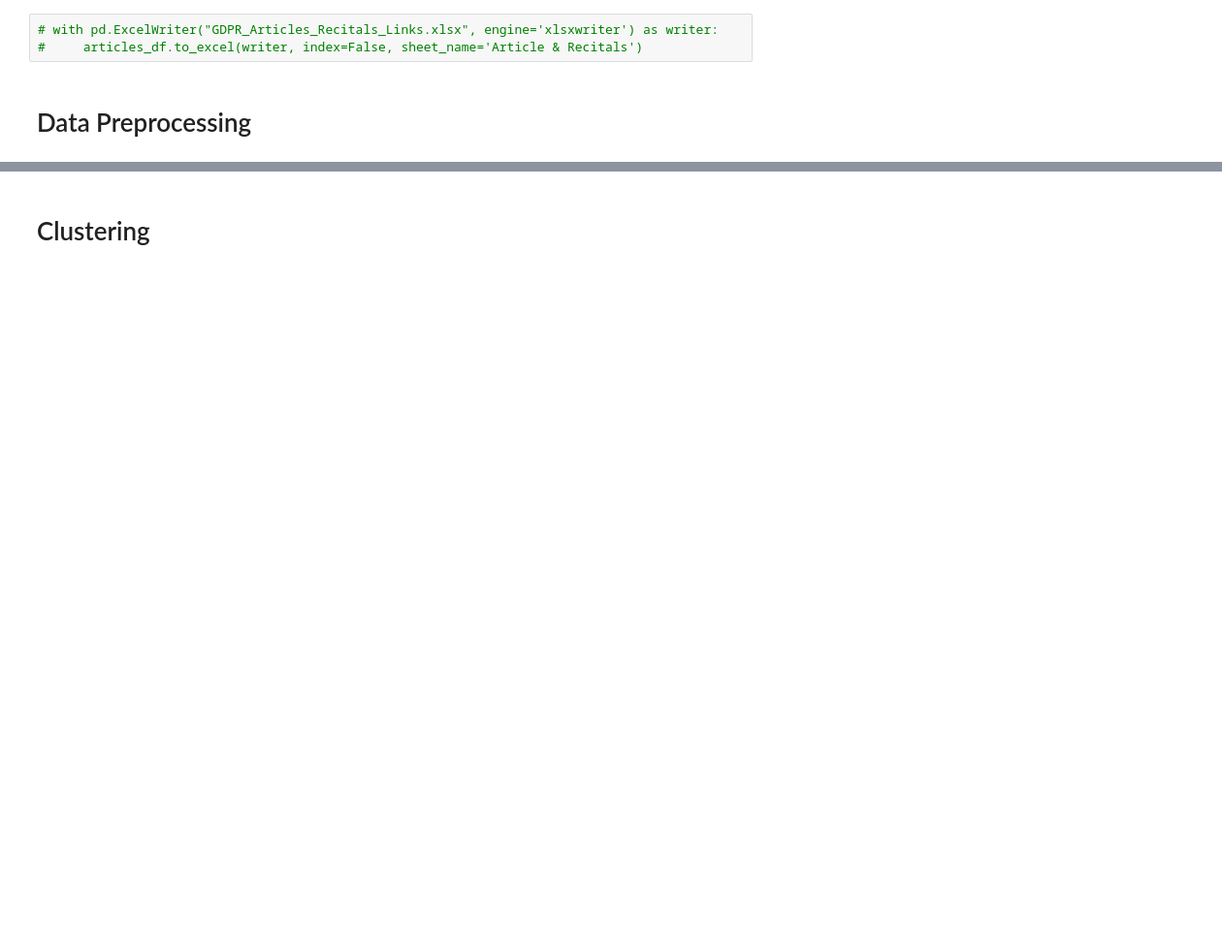
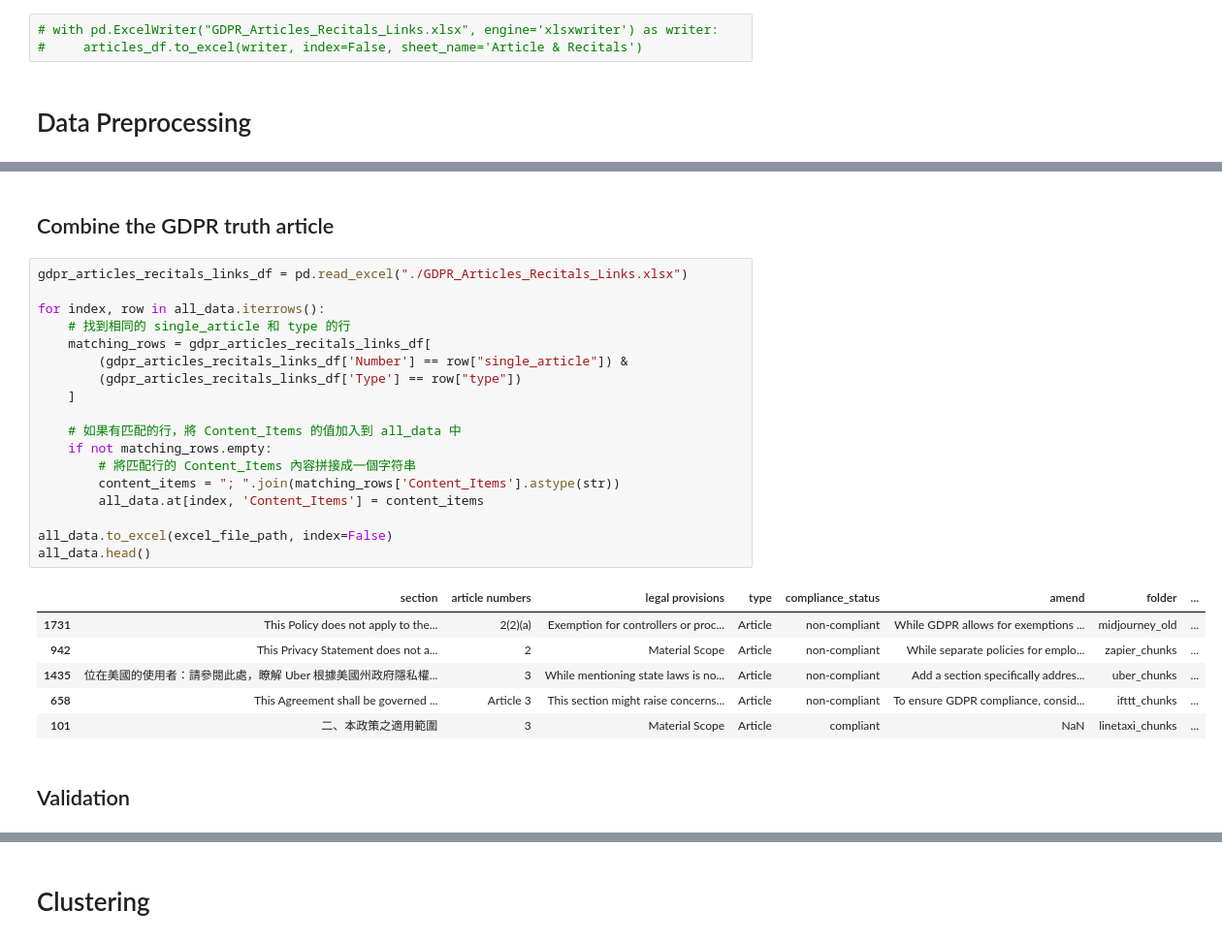
Before and after one commit to Chrouos/AAS_clustering, a Jupyter notebook: clustering.ipynb, the cells around one changed output, grey strips where cells are left out. Shown at 97% size. Saved outputs shown, nothing was run; the diff lists cells and outputs as text; blank space fills up the shorter version.

```diff
--- a/clustering.ipynb
+++ b/clustering.ipynb
@@ -195,0 +239,29 @@ clean_article numbers: 436
+# %% [markdown]
+## Combine the GDPR truth article
+# %%
+gdpr_articles_recitals_links_df = pd.read_excel("./GDPR_Articles_Recitals_Links.xlsx")
+
+for index, row in all_data.iterrows():
+    # 找到相同的 single_article 和 type 的行
+    matching_rows = gdpr_articles_recitals_links_df[
+        (gdpr_articles_recitals_links_df['Number'] == row["single_article"]) &
+        (gdpr_articles_recitals_links_df['Type'] == row["type"])
+    ]
+
+    # 如果有匹配的行，將 Content_Items 的值加入到 all_data 中
+    if not matching_rows.empty:
+        # 將匹配行的 Content_Items 內容拼接成一個字符串
+        content_items = "; ".join(matching_rows['Content_Items'].astype(str))
+        all_data.at[index, 'Content_Items'] = content_items
+
+all_data.to_excel(excel_file_path, index=False)
+all_data.head()
+# %% [output]
+|  | section | article numbers | legal provisions | type | compliance_status | amend | folder | ... |
+| 1731 | This Policy does not apply to the... | 2(2)(a) | Exemption for controllers or proc... | Article | non-compliant | While GDPR allows for exemptions ... | midjourney_old | ... |
+| 942 | This Privacy Statement does not a... | 2 | Material Scope | Article | non-compliant | While separate policies for emplo... | zapier_chunks | ... |
+| 1435 | 位在美國的使用者：請參閱此處，瞭解 Uber 根據美國州政府隱私權... | 3 | While mentioning state laws is no... | Article | non-compliant | Add a section specifically addres... | uber_chunks | ... |
+| 658 | This Agreement shall be governed ... | Article 3 | This section might raise concerns... | Article | non-compliant | To ensure GDPR compliance, consid... | ifttt_chunks | ... |
+| 101 | 二、本政策之適用範圍 | 3 | Material Scope | Article | compliant | NaN | linetaxi_chunks | ... |
+# %% [markdown]
+## Validation
```
Also changed, not shown: parts of 18 cells of this notebook, 5 other files.
